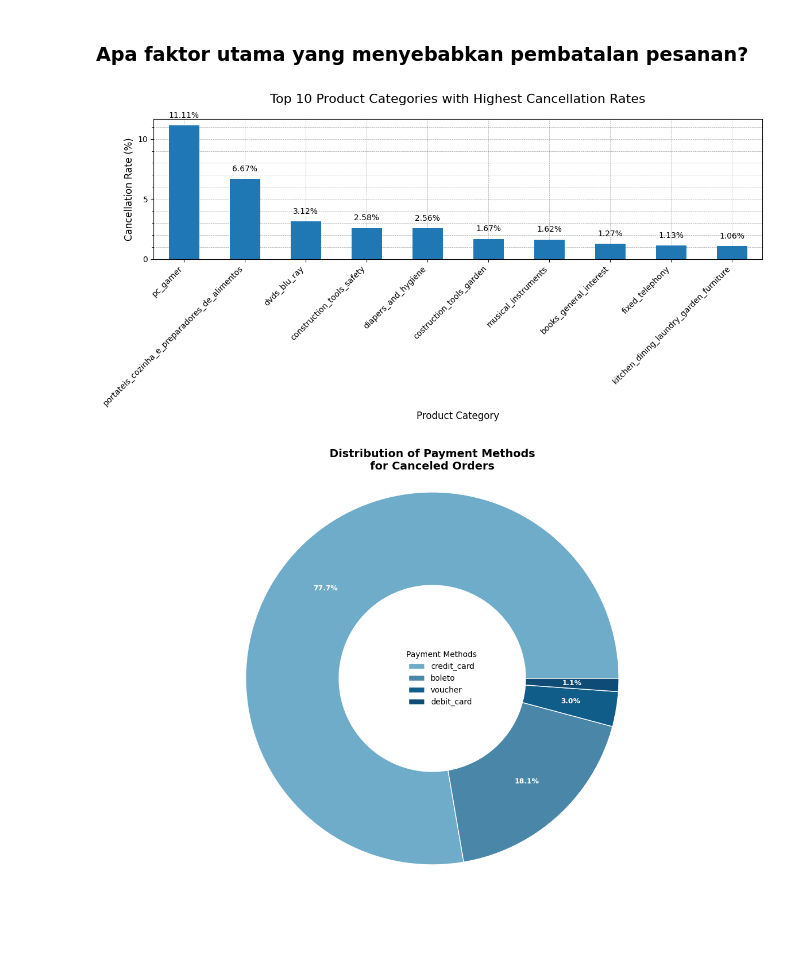
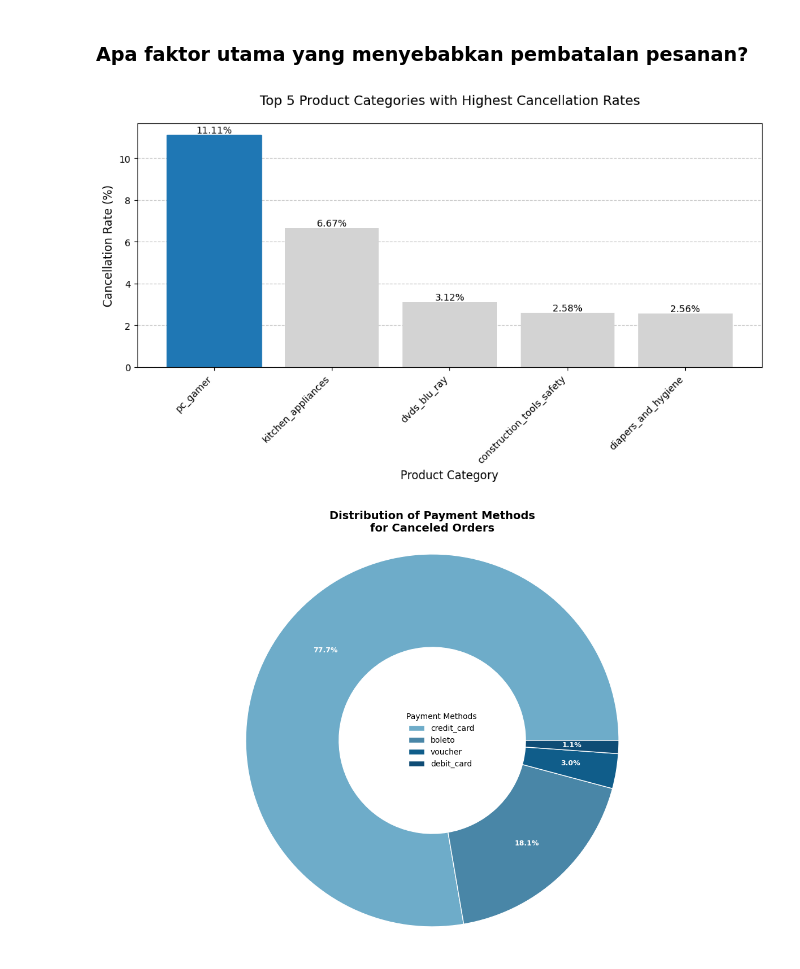
Before and after one commit to fxrdhan/Data-Analysis-Project, a Jupyter notebook: notebook.ipynb, the cells around one changed output. Cells and saved outputs as stored; diff of their text form; code cells hidden in the pictures; blank space fills up the shorter version.

Commit message:
Redefine plots

```diff
--- a/notebook.ipynb
+++ b/notebook.ipynb
@@ -1938,49 +2011,38 @@ Sedangkan, transaksi dengan `debit_card` menjadi meotode pembayaran yang paling
 # %% [markdown]
 ### Apa faktor utama yang menyebabkan pembatalan pesanan?
 # %%
-canceled_by_category = (
-    all_df[all_df["order_status"] == "canceled"].groupby("product_category_name").size()
-)
+translations = {
+    'portateis_cozinha_e_preparadores_de_alimentos': 'kitchen_appliances',
+}
+
+canceled_by_category = all_df[all_df["order_status"] == "canceled"].groupby("product_category_name").size()
 total_by_category = all_df.groupby("product_category_name").size()
+cancellation_rate = (canceled_by_category / total_by_category * 100).sort_values(ascending=False).head(5)
 
-cancellation_rate = (
-    (canceled_by_category / total_by_category * 100)
-    .sort_values(ascending=False)
-    .head(10)
-)
+cancellation_rate.index = cancellation_rate.index.map(lambda x: translations.get(x, x))
 
-plt.figure(figsize=(12, 6))
-ax = cancellation_rate.plot(kind="bar")
+plt.figure(figsize=(10, 6))
+bars = cancellation_rate.plot(kind="bar", width=0.8, color='lightgray')
+ax = plt.gca()
 
-plt.title(
-    "Top 10 Product Categories with Highest Cancellation Rates", fontsize=16, pad=20
-)
+plt.title("Top 5 Product Categories with Highest Cancellation Rates", fontsize=14, pad=20)
 plt.xlabel("Product Category", fontsize=12)
 plt.ylabel("Cancellation Rate (%)", fontsize=12)
-
 plt.xticks(rotation=45, ha="right")
 
-ax.grid(
-    True,
-    which="both",
-    axis="both",
-    linestyle="--",
-    linewidth=0.5,
-    color="gray",
-    alpha=0.7,
-)
-ax.set_axisbelow(True)
+plt.grid(axis='y', linestyle='--', alpha=0.7)
+plt.gca().set_axisbelow(True)
 
-ax.yaxis.set_major_locator(plt.MultipleLocator(5))
-ax.yaxis.set_minor_locator(plt.MultipleLocator(1))
+highest_bar = bars.patches[0]
+highest_bar.set_color('#1f77b4')
 
 for i, v in enumerate(cancellation_rate):
-    ax.text(i, v + 0.5, f"{v:.2f}%", ha="center", va="bottom")
+    ax.text(i, v, f"{v:.2f}%", ha="center", va="bottom", fontsize=10)
 
 plt.tight_layout()
 plt.show()
 # %% [output]
-[figure, old version]
+[figure, new version]
 # %%
 import matplotlib.pyplot as plt
 
```
Also changed, not shown: parts of 25 cells of this notebook.
